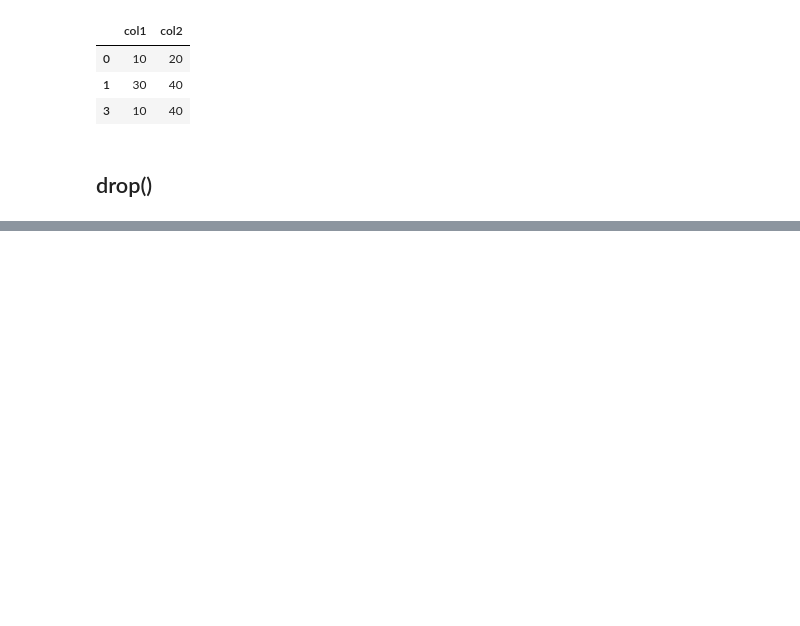
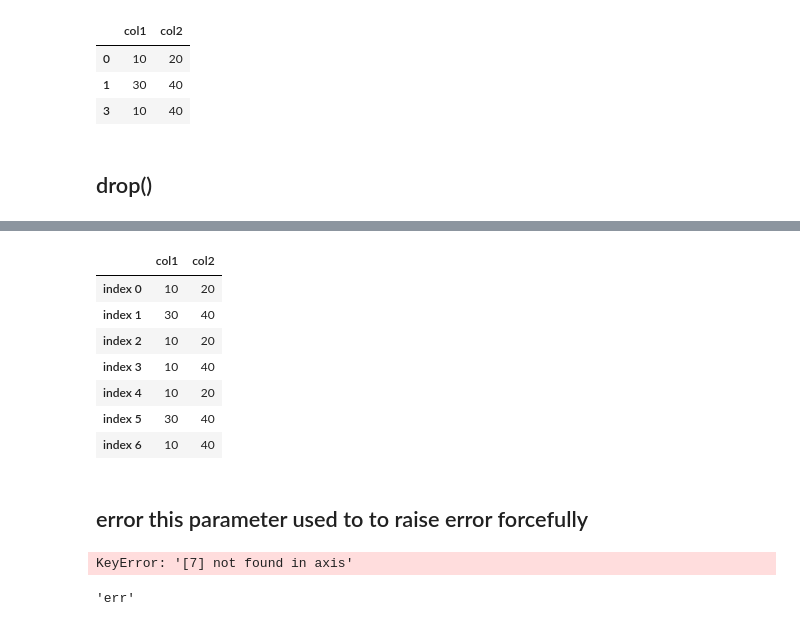
Before and after one commit to Aakashdoraisamy/Core_to_Advanced_Python, a Jupyter notebook: Python_Libraries/pandas/pandas.ipynb, the cells around one changed output, grey strips where cells are left out. Cells and saved outputs as stored; diff of their text form; code cells hidden in the pictures; blank space fills up the shorter version.

```diff
--- a/Python_Libraries/pandas/pandas.ipynb
+++ b/Python_Libraries/pandas/pandas.ipynb
@@ -1025,0 +1149,22 @@ df.drop_duplicates() # by default it keeps first as orginal
+# %%
+df.rename(index={0:'index 0',1:'index 1',2:'index 2',3:'index 3',4:'index 4',5:'index 5',6:'index 6'})
+# %% [output]
+|  | col1 | col2 |
+| index 0 | 10 | 20 |
+| index 1 | 30 | 40 |
+| index 2 | 10 | 20 |
+| index 3 | 10 | 40 |
+| index 4 | 10 | 20 |
+| index 5 | 30 | 40 |
+| index 6 | 10 | 40 |
+# %% [markdown]
+## error this parameter used to to raise error forcefully
+# %%
+df.rename(index={7:'index 1'},errors='raise')
+# %% [output]
+KeyError: '[7] not found in axis'
+# %%
+s = 'Error'
+s.replace('Error','err')
+# %% [output]
+'err'
```
Also changed, not shown: parts of 20 cells of this notebook.
